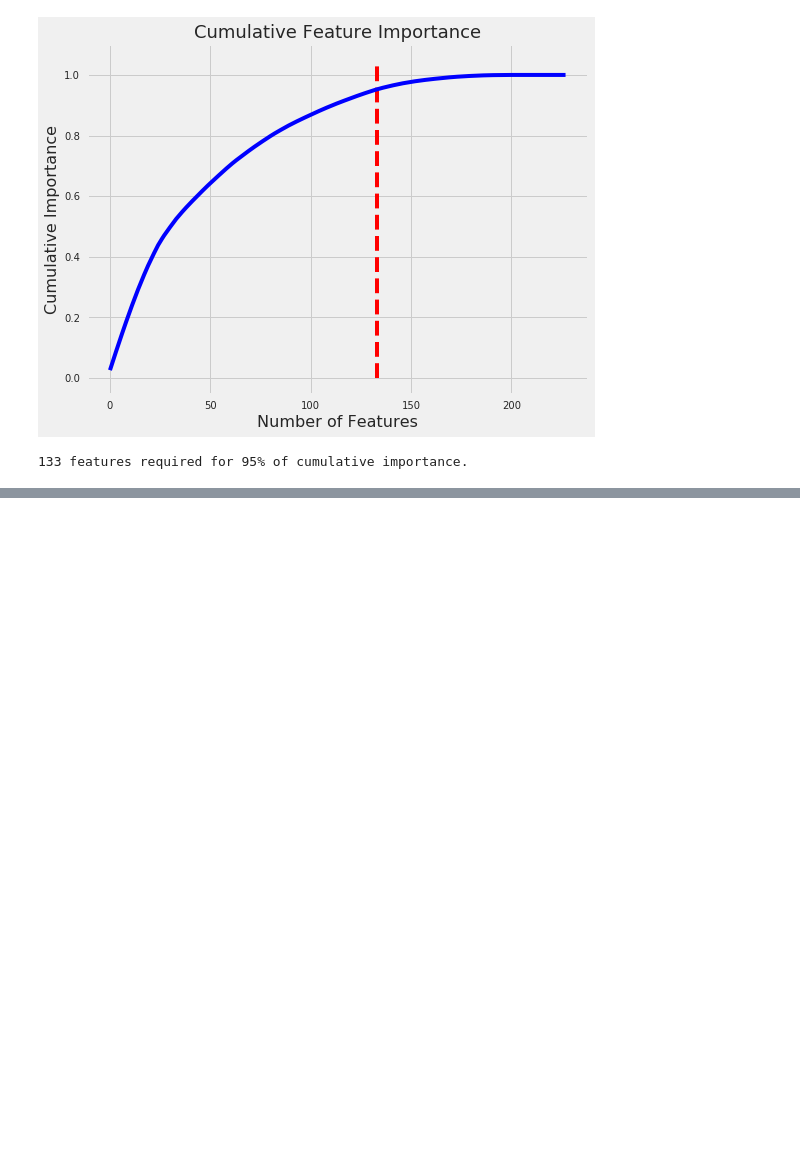
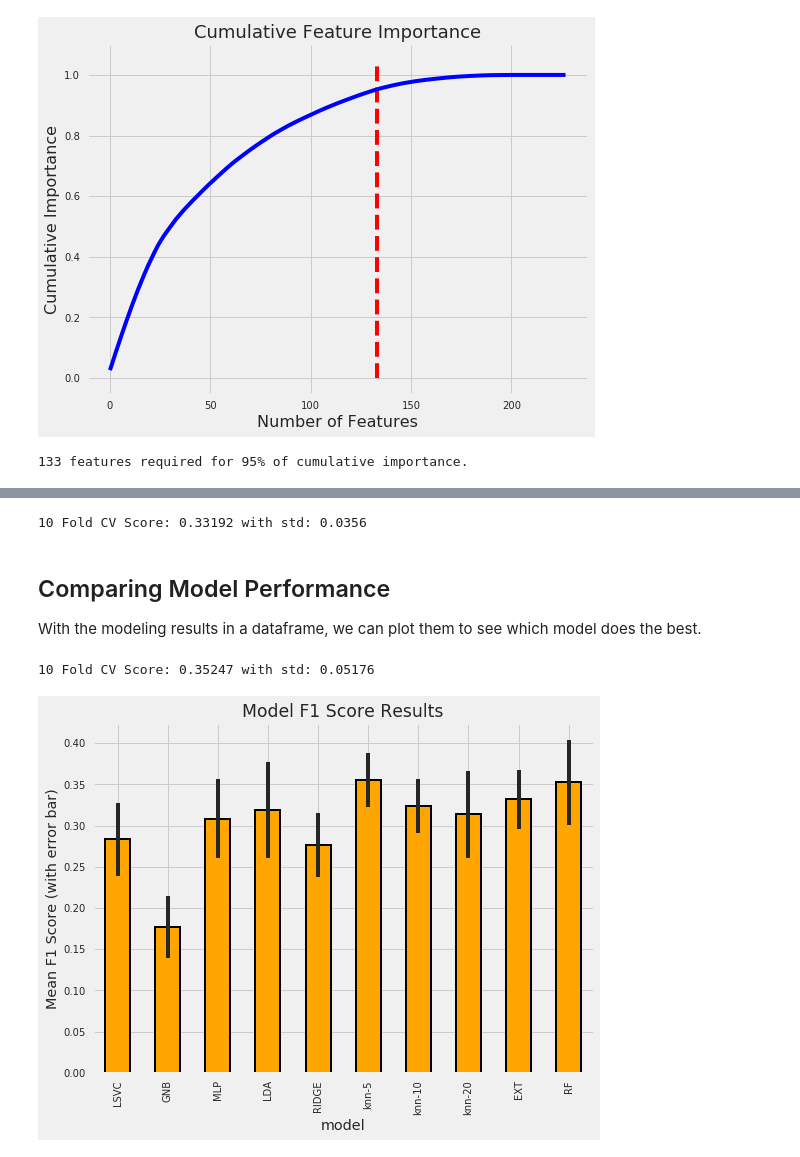
Before and after one commit to sudhamstarun/Costa-Rican-Household-Poverty-Level-Prediction, a Jupyter notebook: Machine Learning Modelling.ipynb, the cells around one changed output, grey strips where cells are left out. Drawn from its saved outputs; the diff is of its cells as text; code cells hidden in the pictures; blank space fills up the shorter version.

Commit message:
Model Selection done

```diff
--- a/Machine Learning Modelling.ipynb
+++ b/Machine Learning Modelling.ipynb
@@ -1086,0 +1150,3 @@ As inferenced from the
+# %%
+model_results = cv_model(train_set, train_labels,
+                         RidgeClassifierCV(), 'RIDGE', model_results)
@@ -1086,0 +1155,6 @@ As inferenced from the
+# %%
+for n in [5, 10, 20]:
+    print(f'\nKNN with {n} neighbors\n')
+    model_results = cv_model(train_set, train_labels,
+                             KNeighborsClassifier(n_neighbors = n),
+                             f'knn-{n}', model_results)
@@ -1086,0 +1173,28 @@ As inferenced from the
+# %%
+from sklearn.ensemble import ExtraTreesClassifier
+
+model_results = cv_model(train_set, train_labels,
+                         ExtraTreesClassifier(n_estimators = 100, random_state = 10),
+                         'EXT', model_results)
+# %% [output]
+10 Fold CV Score: 0.33192 with std: 0.0356
+# %% [markdown]
+## Comparing Model Performance
+
+With the modeling results in a dataframe, we can plot them to see which model does the best.
+# %%
+model_results = cv_model(train_set, train_labels,
+                          RandomForestClassifier(100, random_state=10),
+                              'RF', model_results)
+# %% [output]
+10 Fold CV Score: 0.35247 with std: 0.05176
+# %%
+model_results.set_index('model', inplace = True)
+model_results['cv_mean'].plot.bar(color = 'orange', figsize = (8, 6),
+                                  yerr = list(model_results['cv_std']),
+                                  edgecolor = 'k', linewidth = 2)
+plt.title('Model F1 Score Results');
+plt.ylabel('Mean F1 Score (with error bar)');
+model_results.reset_index(inplace = True)
+# %% [output]
+[figure, added]
```
Also changed, not shown: parts of 15 cells of this notebook, 1 other file.
